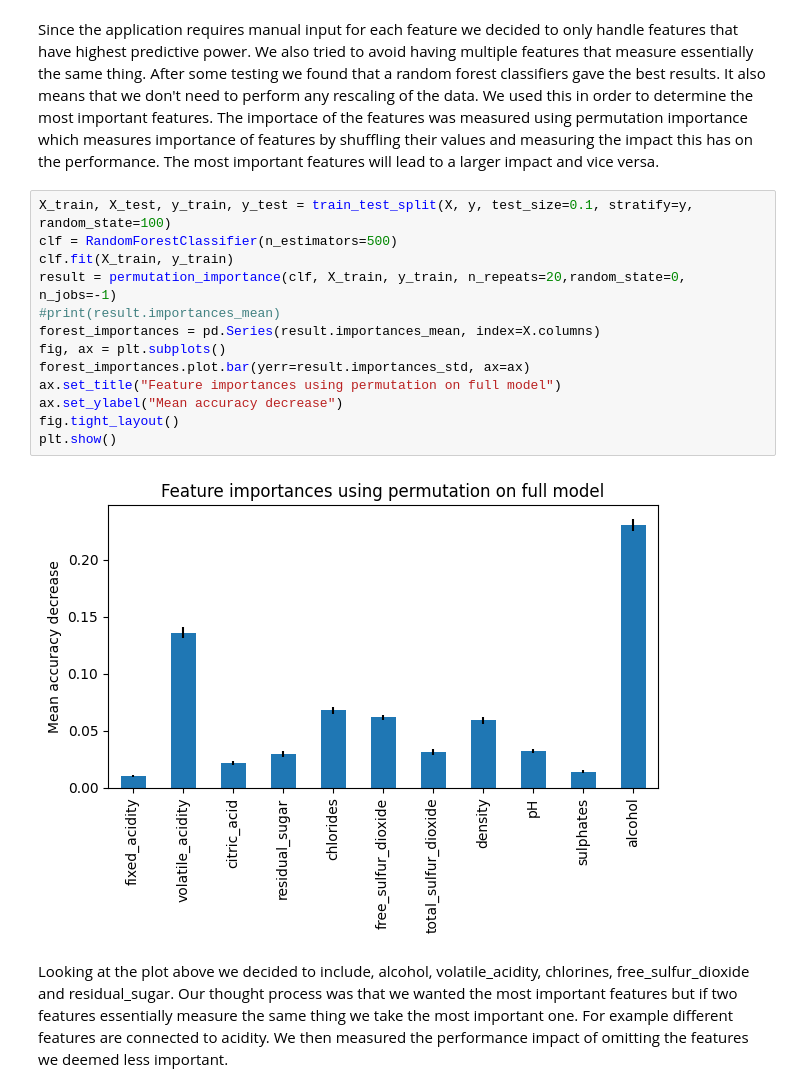
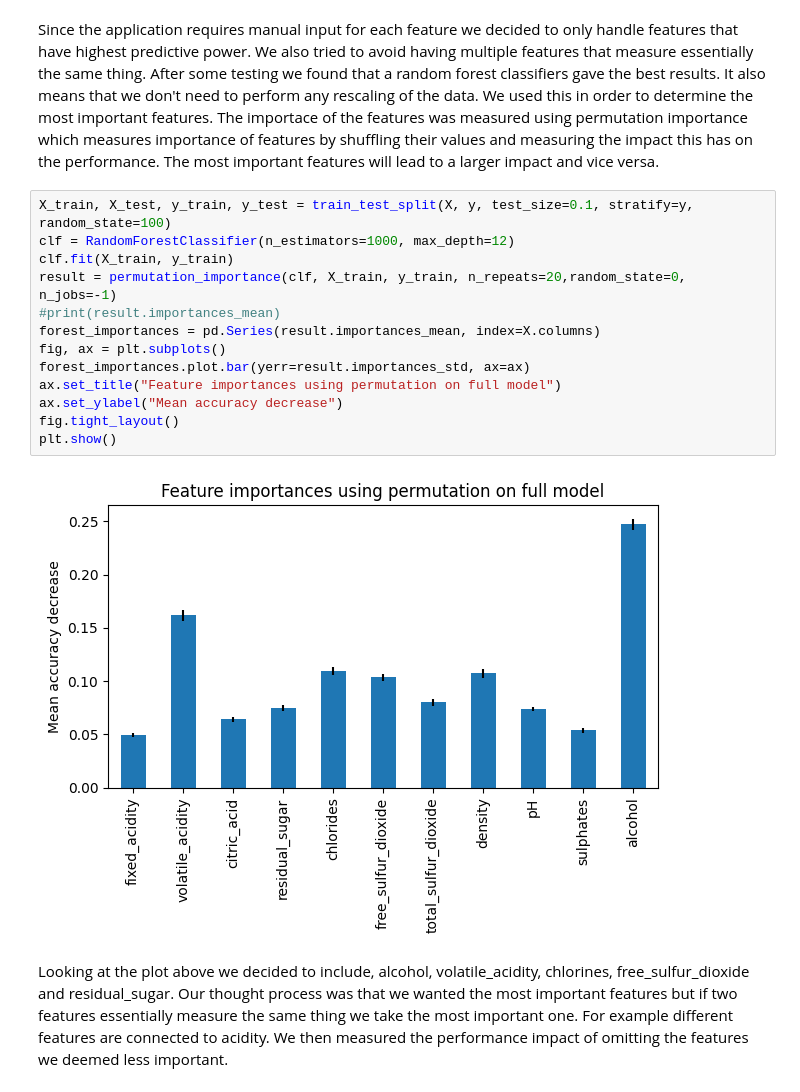
Before and after one commit to jordicotxet/id2223, a Jupyter notebook: Wine/data_preprocessing.ipynb, the cells around one changed output. Drawn from its saved outputs; the diff is of its cells as text.

```diff
--- a/Wine/data_preprocessing.ipynb
+++ b/Wine/data_preprocessing.ipynb
@@ -49,19 +49,19 @@ y = pd.DataFrame(v1, columns=["quality"])
 Since the application requires manual input for each feature we decided to only handle features that have highest predictive power. We also tried to avoid having multiple features that measure essentially the same thing. After some testing we found that a random forest classifiers gave the best results. It also means that we don't need to perform any rescaling of the data. We used this in order to determine the most important features. The importace of the features was measured using permutation importance which measures importance of features by shuffling their values and measuring the impact this has on the performance. The most important features will lead to a larger impact and vice versa.
 # %%
 X_train, X_test, y_train, y_test = train_test_split(X, y, test_size=0.1, stratify=y, random_state=100)
-clf = RandomForestClassifier(n_estimators=500)
+clf = RandomForestClassifier(n_estimators=1000, max_depth=12)
 clf.fit(X_train, y_train)
 result = permutation_importance(clf, X_train, y_train, n_repeats=20,random_state=0, n_jobs=-1)
 #print(result.importances_mean)
 forest_importances = pd.Series(result.importances_mean, index=X.columns)
 fig, ax = plt.subplots()
 forest_importances.plot.bar(yerr=result.importances_std, ax=ax)
 ax.set_title("Feature importances using permutation on full model")
 ax.set_ylabel("Mean accuracy decrease")
 fig.tight_layout()
 plt.show()
 # %% [output]
-[figure, old version]
+[figure, new version]
 # %% [markdown]
 Looking at the plot above we decided to include, alcohol, volatile_acidity, chlorines, free_sulfur_dioxide and residual_sugar. Our thought process was that we wanted the most important features but if two features essentially measure the same thing we take the most important one. For example different features are connected to acidity. We then measured the performance impact of omitting the features we deemed less important.
 # %%
```
Also changed, not shown: parts of 6 cells of this notebook, 12 other files.
